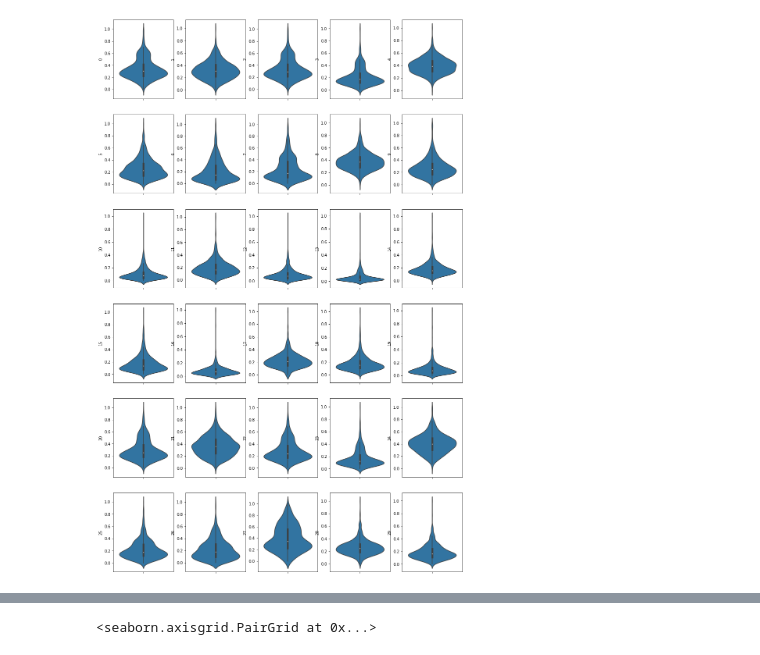
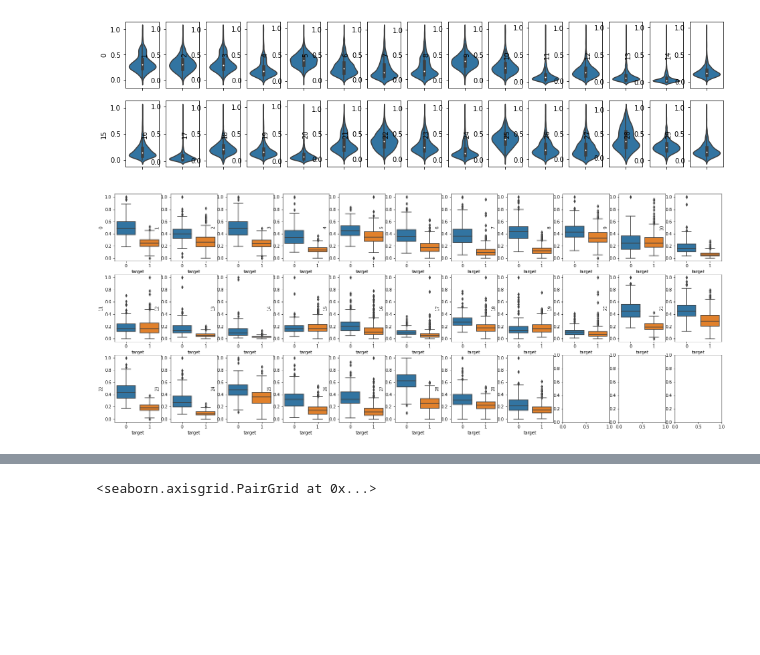
Before and after one commit to yuchouxuan/study, a Jupyter notebook: aistudy/example/Untitled.ipynb, the cells around one changed output, grey strips where cells are left out. Cells and saved outputs as stored; diff of their text form; code cells hidden in the pictures; blank space fills up the shorter version.

```diff
--- a/aistudy/example/Untitled.ipynb
+++ b/aistudy/example/Untitled.ipynb
@@ -64,9 +32,18 @@ pf[pf['target']==1]
+# %%
+fig, axes = plt.subplots(2, 15, figsize=[16, 4])
+num=0
+for i in range(30):
+    g=sns.violinplot(y=i,data=pf,ax=axes[i//15,i%15],)
+    num+=1
+plt.show()
+# %% [output]
+[figure, added]
 # %%
-fig, axes = plt.subplots(6, 5, figsize=[16, 26])
+fig, axes = plt.subplots(3, 11, figsize=[26, 10])
 num=0
 for i in range(30):
-    g=sns.violinplot(y=i,data=pf,ax=axes[num//5,num%5],)
+    g=sns.boxplot(x='target',y=i,data=pf,ax=axes[num//11,num%11])
     num+=1
 plt.show()
 # %% [output]
-[figure, old version]
+[figure, new version]
```
Also changed, not shown: parts of 11 cells of this notebook, 13 other files.
